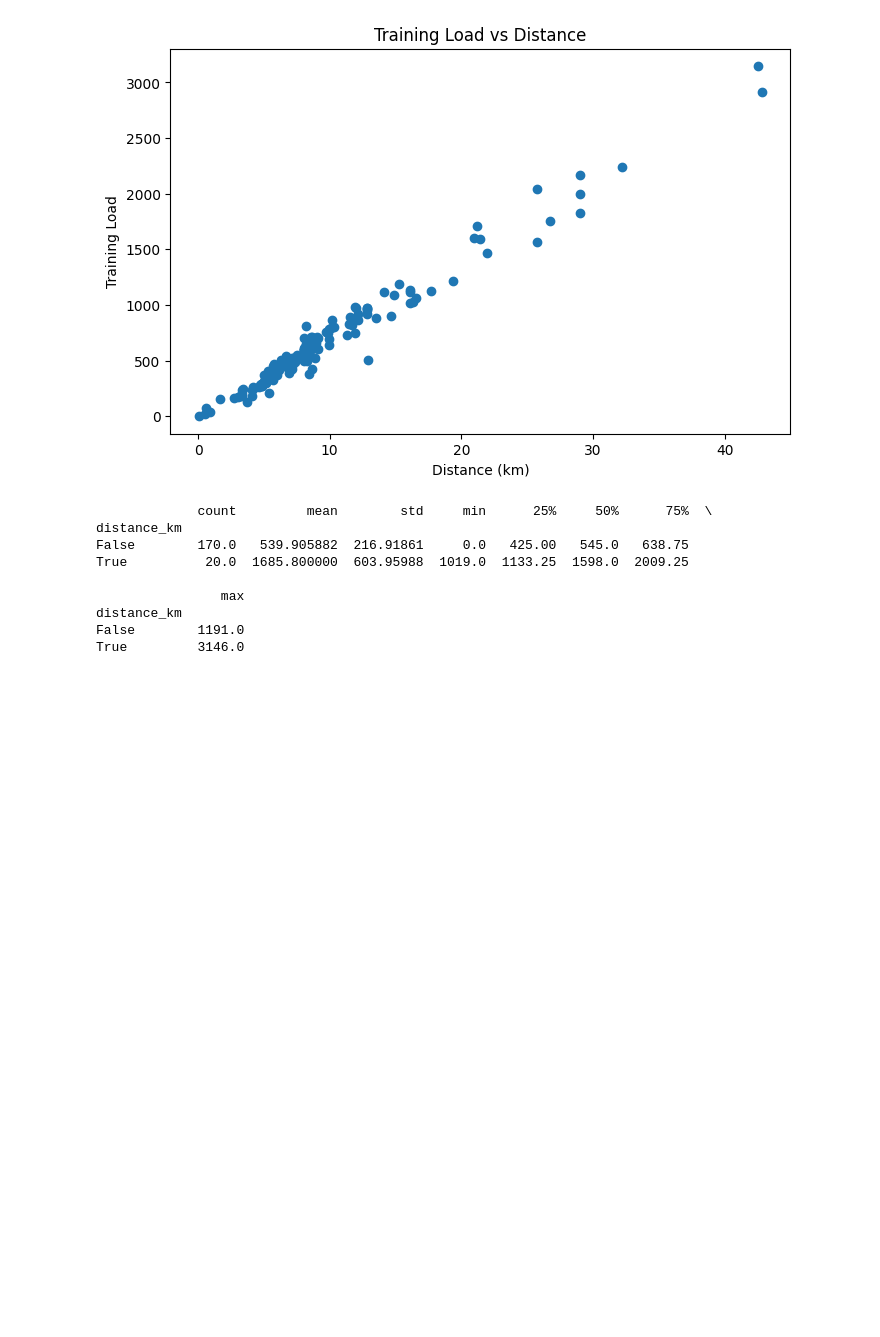
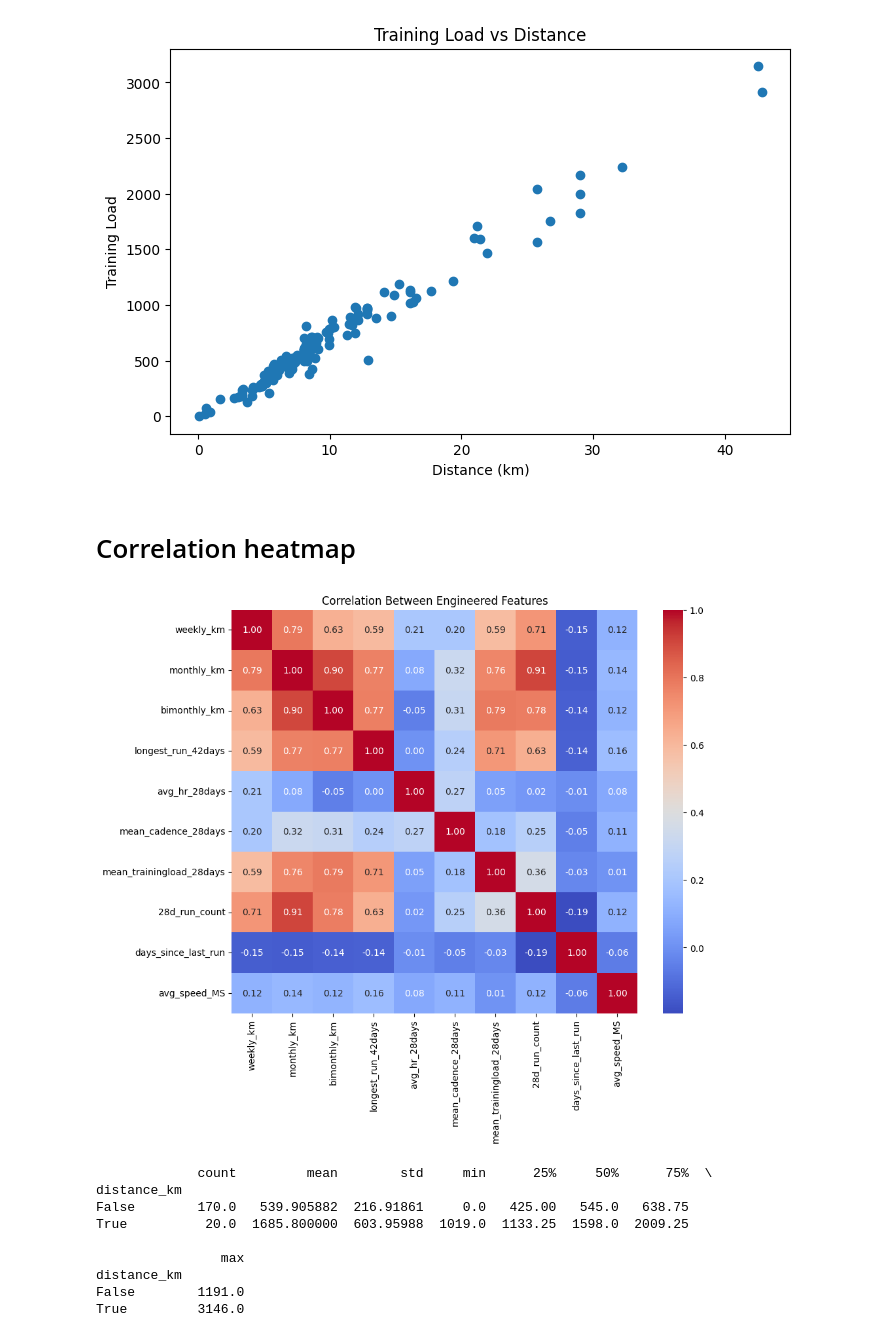
Before and after one commit to paddy960609/strava_stat_prediction, a Jupyter notebook: Strava_Running_Analytics_&_Performance_Prediction.ipynb, the cells around one changed output. Cells and saved outputs as stored; diff of their text form; code cells hidden in the pictures; blank space fills up the shorter version.

```diff
--- a/Strava_Running_Analytics_&_Performance_Prediction.ipynb
+++ b/Strava_Running_Analytics_&_Performance_Prediction.ipynb
@@ -587,6 +578,40 @@ plt.title("Training Load vs Distance")
 plt.show()
 # %% [output]
 [figure]
+# %% [markdown]
+# Correlation heatmap
+# %%
+# Correlation heatmap
+
+import seaborn as sns
+import matplotlib.pyplot as plt
+cols = [
+    "weekly_km",
+    "monthly_km",
+    "bimonthly_km",
+    "longest_run_42days",
+    "avg_hr_28days",
+    "mean_cadence_28days",
+    "mean_trainingload_28days",
+    "28d_run_count",
+    "days_since_last_run",
+    "avg_speed_MS"
+]
+
+plt.figure(figsize=(10,8))
+
+sns.heatmap(
+    df_runs[cols].corr(),
+    annot=True,
+    cmap="coolwarm",
+    fmt=".2f"
+)
+
+plt.title("Correlation Between Engineered Features")
+
+plt.show()
+# %% [output]
+[figure, added]
 # %%
 print(
     df_runs.groupby(df_runs["distance_km"] >= 16)["Training Load"].describe()
```
Also changed, not shown: parts of 34 cells of this notebook.
